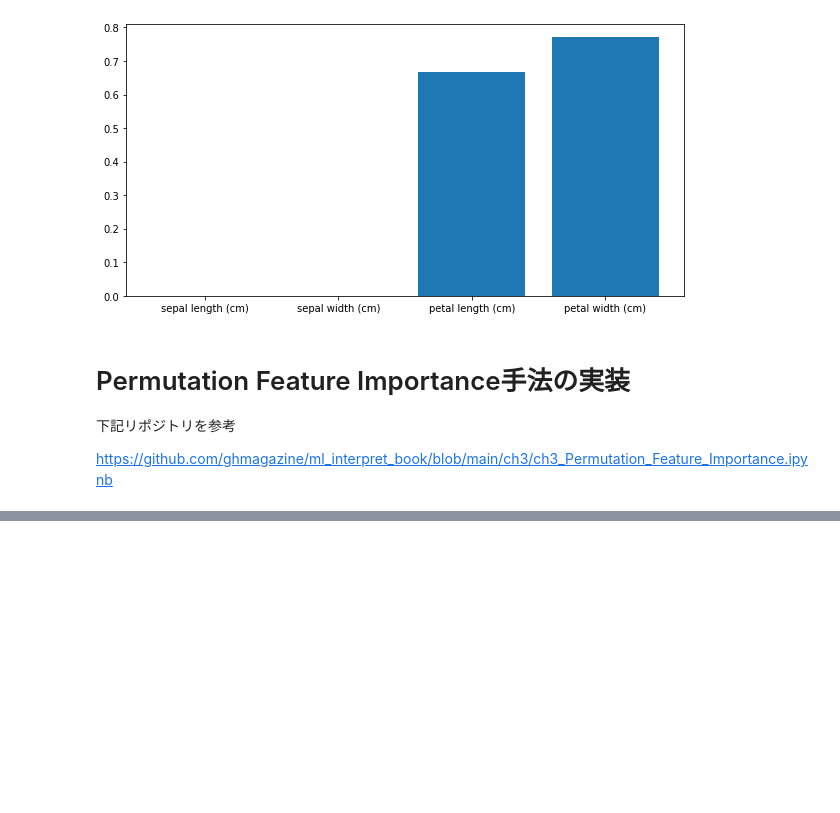
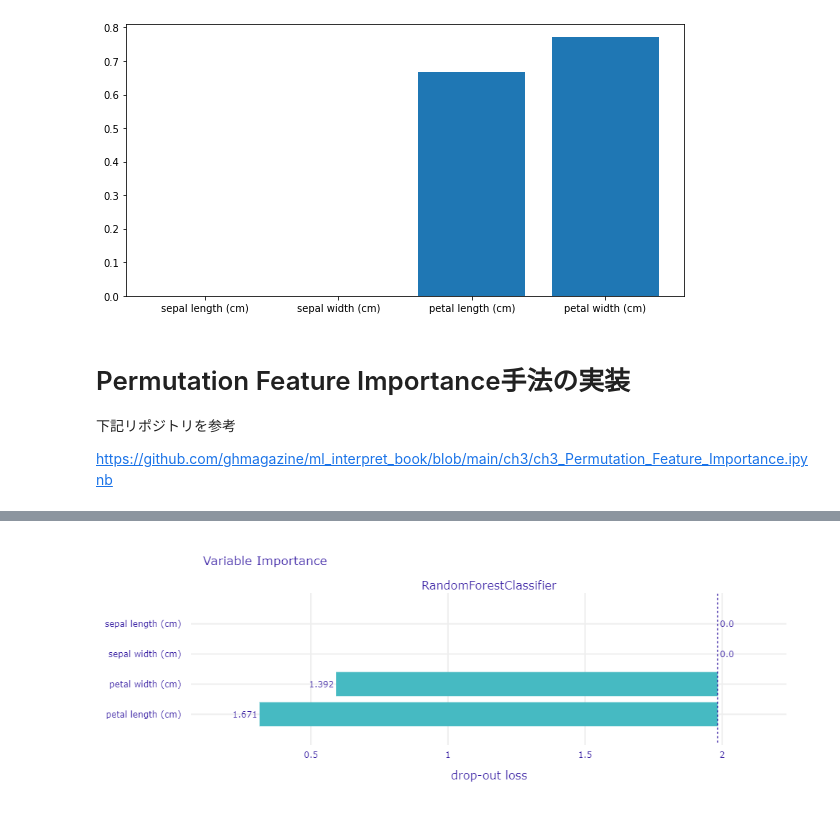
Before and after one commit to naonaorange/xai_samples, a Jupyter notebook: pfi_categorize_iris.ipynb, the cells around one changed output, grey strips where cells are left out. Saved outputs shown, nothing was run; the diff lists cells and outputs as text; code cells hidden in the pictures; blank space fills up the shorter version.

```diff
--- a/pfi_categorize_iris.ipynb
+++ b/pfi_categorize_iris.ipynb
@@ -222,0 +227,4 @@ pfi.plot(importance_type="difference")
+# %%
+X_train_df = pd.DataFrame(X_train, columns=feature_names)
+X_test_df = pd.DataFrame(X_test, columns=feature_names)
+X_train_df
@@ -222,0 +245,4 @@ pfi.plot(importance_type="difference")
+# %%
+y_train_df = pd.DataFrame(y_train, columns=['target'])
+y_test_df = pd.DataFrame(y_test, columns=['target'])
+y_train_df
@@ -222,0 +263,8 @@ pfi.plot(importance_type="difference")
+# %%
+from sklearn.ensemble import RandomForestClassifier
+from sklearn.metrics import accuracy_score
+
+model = sklearn.ensemble.RandomForestClassifier(n_estimators=2, max_depth = 3, random_state=2)
+model.fit(X_train_df, y_train_df)
+
+accuracy_score(y_test_df, model.predict(X_test_df))
@@ -222,0 +273,4 @@ pfi.plot(importance_type="difference")
+# %%
+import dalex as dx
+
+exp = dx.Explainer(model, X_test_df, y_test_df)
@@ -222,0 +294,5 @@ pfi.plot(importance_type="difference")
+# %%
+vi = exp.model_parts()
+vi.plot(max_vars=5)
+# %% [output]
+[figure, added]
```
Also changed, not shown: parts of 7 cells of this notebook, 2 other files.
